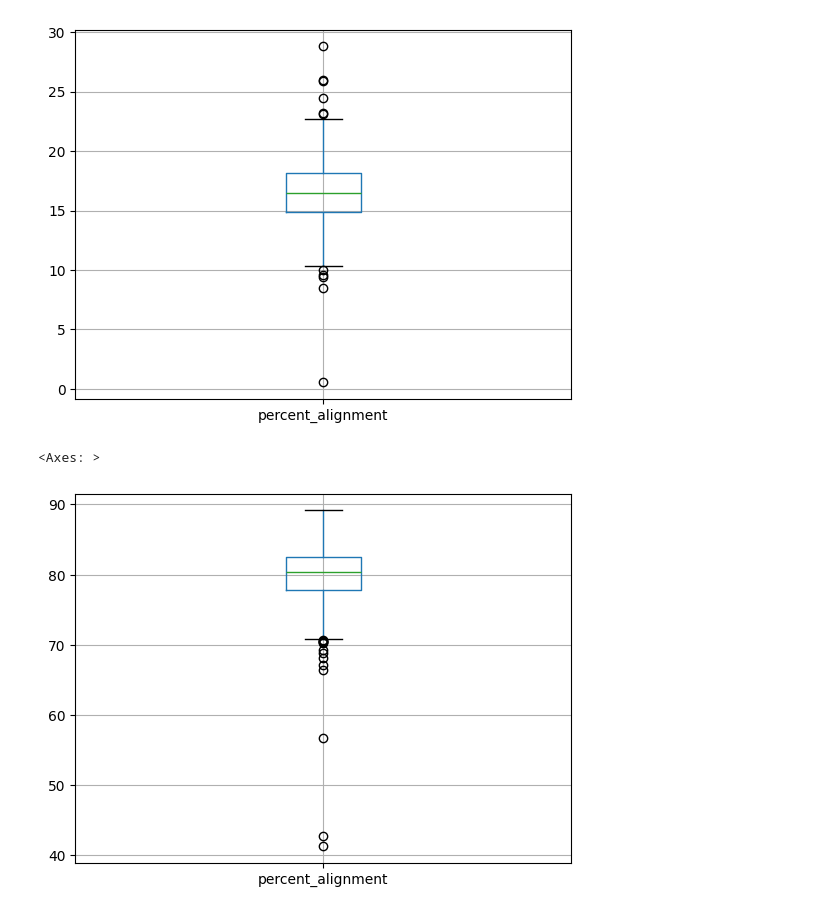
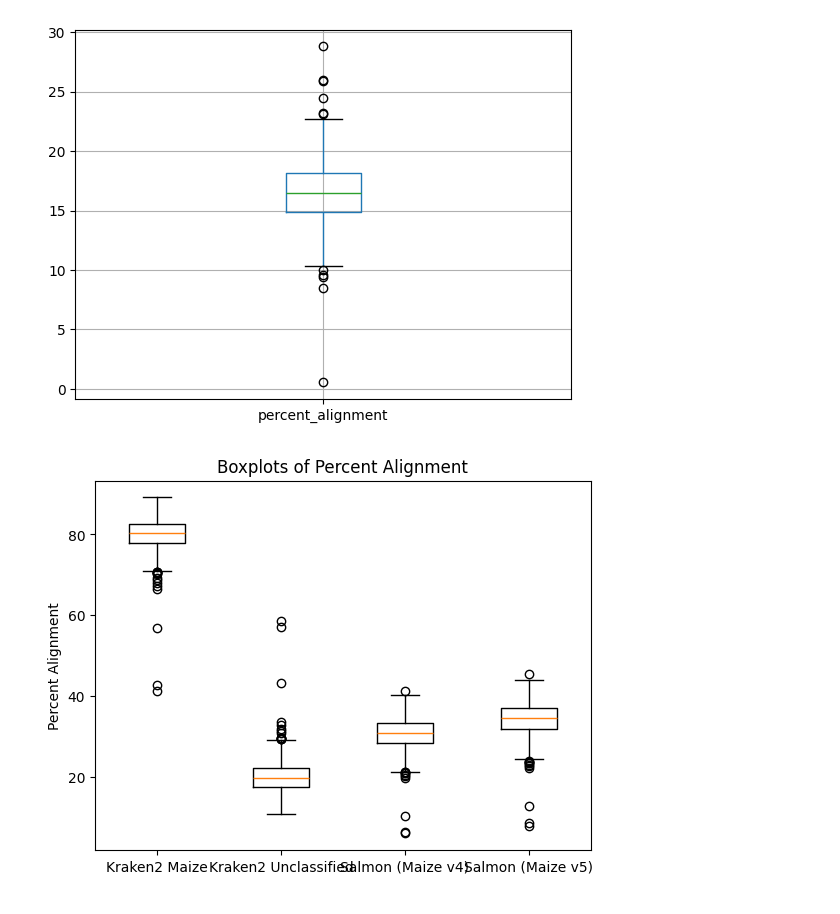
Before and after one commit to SantosRAC/maize_microbiome_transcriptomics, a Jupyter notebook: rnaseq_kremling2018/rrna_mapping_kremling2018.ipynb, the cells around one changed output. Saved outputs shown, nothing was run; the diff lists cells and outputs as text; code cells hidden in the pictures.

Commit message:
Considering different mapping rates (Salmon, Kraken2 and SortMERNA)

```diff
--- a/rnaseq_kremling2018/rrna_mapping_kremling2018.ipynb
+++ b/rnaseq_kremling2018/rrna_mapping_kremling2018.ipynb
@@ -11,13 +11,42 @@ df_rrna_kremling.boxplot(column='percent_alignment')
 # %% [output]
 <Axes: >
 [figure]
-# %%
-# Read the file and create a dataframe
-df_kraken2maize_kremling = pd.read_csv('~/Repositories/maize_microbiome_transcriptomics/rnaseq_kremling2018/kraken2_kremling2018_maize_mapping_percent.txt',
-                                       header=None, names=['percent_alignment'])
-
-# Generate a boxplot
-df_kraken2maize_kremling.boxplot(column='percent_alignment')
-# %% [output]
-<Axes: >
-[figure, removed]
+# %%
+# Read the file and create a dataframe
+df_kraken2maize_kremling = pd.read_csv('~/Repositories/maize_microbiome_transcriptomics/rnaseq_kremling2018/kraken2_kremling2018_maize_mapping_percent.txt',
+                                       header=None, names=['percent_alignment'])
+df_kraken2uncl_kremling = pd.read_csv('~/Repositories/maize_microbiome_transcriptomics/rnaseq_kremling2018/kraken2_kremling2018_uncl_mapping_percent.txt',
+                                       header=None, names=['percent_alignment'])
+df_salmon2zma_kremling = pd.read_csv('~/Repositories/maize_microbiome_transcriptomics/rnaseq_kremling2018/Zma_salmon_mapping.txt',
+                                       header=None, names=['percent_alignment'])
+df_salmon2zma2_kremling = pd.read_csv('~/Repositories/maize_microbiome_transcriptomics/rnaseq_kremling2018/Zma2_salmon_mapping.txt',
+                                       header=None, names=['percent_alignment'])
+
+# Generate a boxplot
+import matplotlib.pyplot as plt
+
+# Create a figure and axes
+fig, ax = plt.subplots()
+
+# Generate boxplots for each vector of values
+ax.boxplot([df_kraken2maize_kremling['percent_alignment'],
+            df_kraken2uncl_kremling['percent_alignment'],
+            df_salmon2zma_kremling['percent_alignment'],
+            df_salmon2zma2_kremling['percent_alignment']])
+
+# Set the x-axis tick labels
+ax.set_xticklabels(['Kraken2 Maize',
+                    'Kraken2 Unclassified',
+                    'Salmon (Maize v4)',
+                    'Salmon (Maize v5)'], rotation=45)
+
+# Set the y-axis label
+ax.set_ylabel('Percent Alignment')
+
+# Set the title
+ax.set_title('Boxplots of Percent Alignment')
+
+# Show the plot
+plt.show()
+# %% [output]
+[figure, added]
```
Also changed, not shown: parts of 1 cell of this notebook, 3 other files.
